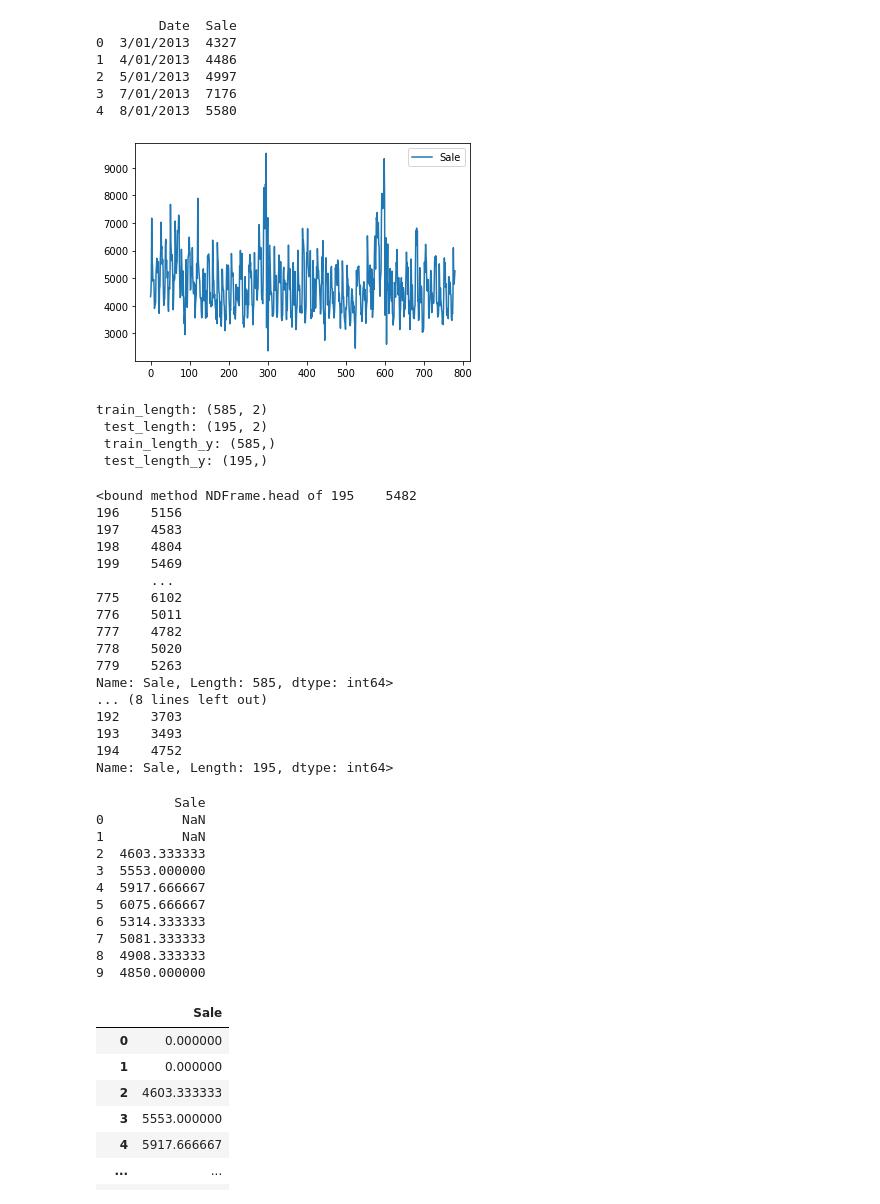
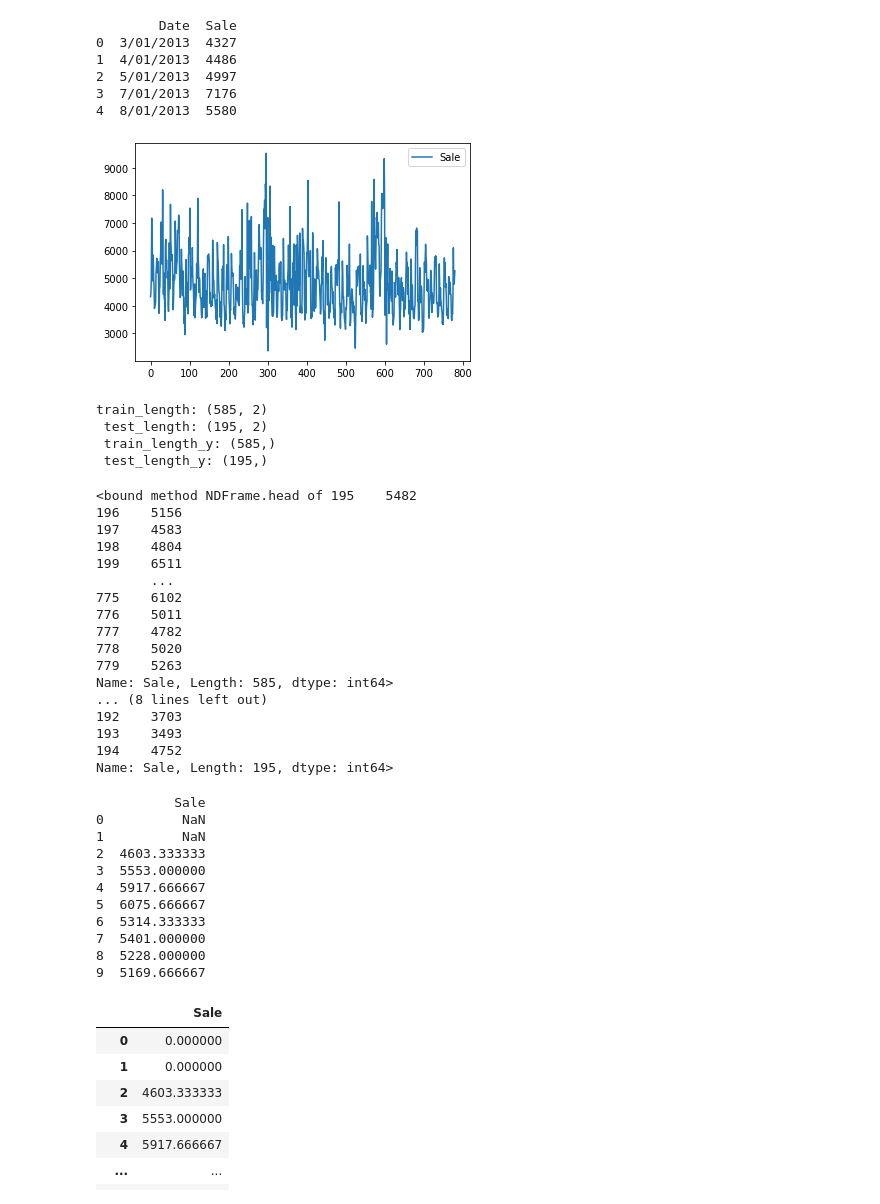
Before and after one commit to gpreet-singh/betasci, a Jupyter notebook: BetaMovingAvg.ipynb, the cells around one changed output. Drawn from its saved outputs; the diff is of its cells as text; code cells hidden in the pictures.

Commit message:
noise results

```diff
--- a/BetaMovingAvg.ipynb
+++ b/BetaMovingAvg.ipynb
@@ -4,22 +4,22 @@ import pandas as pd
 import numpy as np
 from matplotlib import pyplot
 # %%
-file = "C:/Users/gurpr/Videos/BetaSci/Rossmann_Store1_Data_FULL.csv"
+file = "C:/Users/gurpr/Videos/BetaSci/Rossmann_Store1Noise50_1000-1500.csv"
 pwd = os.getcwd()
 os.chdir(os.path.dirname(file))
 series = pd.read_csv(os.path.basename(file)) #, index_col='Date', parse_dates=True)
 print(series.head())
 series.plot()
 #fig = pyplot.figure(figsize=(20, 8))
 pyplot.show()
 # %% [output]
         Date  Sale
 0  3/01/2013  4327
 1  4/01/2013  4486
 2  5/01/2013  4997
 3  7/01/2013  7176
 4  8/01/2013  5580
-[figure, old version]
+[figure, new version]
 # %%
 #split data into train and test set 70-30
 test = series.iloc[:-(int(len(series.index)*0.75))]
@@ -41,7 +41,7 @@ print(test_y.head)
 196    5156
 197    4583
 198    4804
-199    5469
+199    6511
        ...
 775    6102
 776    5011
@@ -68,9 +68,9 @@ print(rolling_mean.head(10))
 4  5917.666667
 5  6075.666667
 6  5314.333333
-7  5081.333333
-8  4908.333333
-9  4850.000000
+7  5401.000000
+8  5228.000000
+9  5169.666667
 # %%
 #Change NaN to 0
 rolling_mean['Sale'] = rolling_mean['Sale'].fillna(0)
```
Also changed, not shown: parts of 1 cell of this notebook, 15 other files.
